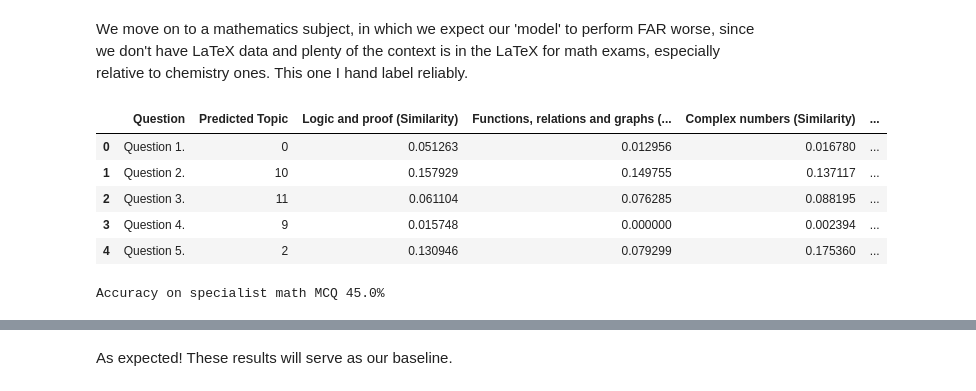
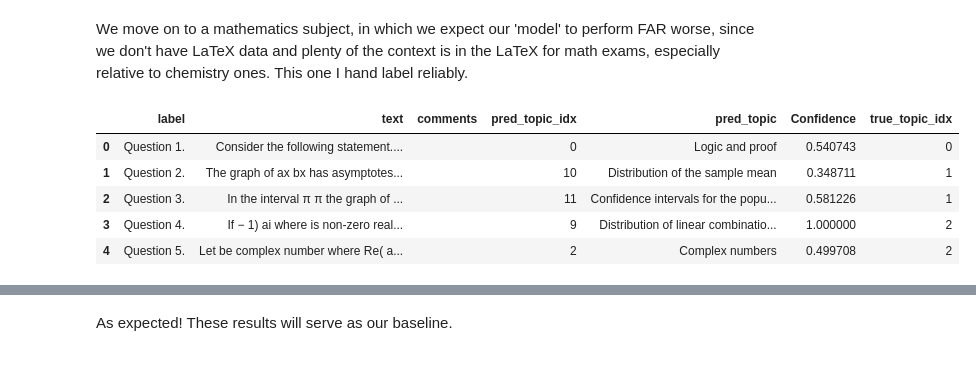
Before and after one commit to ykip10/Qlassifier, a Jupyter notebook: src/Qlassifier/baseline.ipynb, the cells around one changed output, grey strips where cells are left out. Cells and saved outputs as stored; diff of their text form; code cells hidden in the pictures.

```diff
--- a/src/Qlassifier/baseline.ipynb
+++ b/src/Qlassifier/baseline.ipynb
@@ -13,11 +13,13 @@ subjects = ["chemistry", "specialist_mathematics"]
 exams = ["2023", "2023_2"]
 
 dfs = []
+cos_lst = []
 for subject, exam in zip(subjects, exams):
     subject_path = DATA_DIR / subject
     exam_path = subject_path / "past_exams" / f"{exam}.pdf"
-    df = run_tf_idf(exam_path)
+    df, cos = run_tf_idf(exam_path)
     dfs.append(df)
+    cos_lst.append(cos)
 # %% [markdown]
 ## Evaluation
 # %% [markdown]
@@ -51,24 +117,30 @@ But our goal isn't really to JUST assign a question to a topic; this is a flawed
 # %% [markdown]
 We move on to a mathematics subject, in which we expect our 'model' to perform FAR worse, since we don't have LaTeX data and plenty of the context is in the LaTeX for math exams, especially relative to chemistry ones. This one I hand label reliably.
 # %%
-ground_truth = [
+mcq_labels = [
     0, 1, 1, 2, 2, 4, 4, 4, 7, 3,
-    3, 5, 5, 6, 6, 8, 6, 7, 9, 11
+    3, 5, 5, 6, 6, 8, 6, 7, 9, 11,
+]
+
+ground_truth = mcq_labels + [
+    1, 3, 3, 3, 7, 8, 3, 3,            # Q1
+    2, 2, 2, 2, 2, 2, 2, 2,            # Q2
+    3, 3, 3, 3, 3, 3,                  # Q3
+    4, 4, 4, 4, 4, 4, 1, 4,            # Q4
+    6, 6, 7, 7, 7, 7,                  # Q5
+    11, 11, 11, 12, 12, 12, 12, 12, 10 # Q6
+
 ]
 
 math_df = dfs[1]
-mcq_math = math_df.loc[:19, :].copy()
-mcq_math["True Topic"] = ground_truth
-mcq_math.head(5)
+cos_math = cos_lst[1]
+math_df["true_topic_idx"] = ground_truth
+mcq_math = math_df.loc[:19]
+math_df.head(5)
 # %% [output]
-|  | Question | Predicted Topic | Logic and proof (Similarity) | Functions, relations and graphs (... | Complex numbers (Similarity) | ... |
-| 0 | Question 1. | 0 | 0.051263 | 0.012956 | 0.016780 | ... |
-| 1 | Question 2. | 10 | 0.157929 | 0.149755 | 0.137117 | ... |
-| 2 | Question 3. | 11 | 0.061104 | 0.076285 | 0.088195 | ... |
-| 3 | Question 4. | 9 | 0.015748 | 0.000000 | 0.002394 | ... |
-| 4 | Question 5. | 2 | 0.130946 | 0.079299 | 0.175360 | ... |
+|  | label | text | comments | pred_topic_idx | pred_topic | Confidence | true_topic_idx |
+| 0 | Question 1. | Consider the following statement.... |  | 0 | Logic and proof | 0.540743 | 0 |
+| 1 | Question 2. | The graph of ax bx has asymptotes... |  | 10 | Distribution of the sample mean | 0.348711 | 1 |
+| 2 | Question 3. | In the interval π π the graph of ... |  | 11 | Confidence intervals for the popu... | 0.581226 | 1 |
+| 3 | Question 4. | If − 1) ai where is non-zero real... |  | 9 | Distribution of linear combinatio... | 1.000000 | 2 |
+| 4 | Question 5. | Let be complex number where Re( a... |  | 2 | Complex numbers | 0.499708 | 2 |
-# %%
-accuracy = sum(mcq_math["Predicted Topic"] == mcq_math["True Topic"]) / mcq_math.shape[0]
-print(f"Accuracy on specialist math MCQ {100*accuracy:.1f}%")
-# %% [output]
-Accuracy on specialist math MCQ 45.0%
```
Also changed, not shown: parts of 13 cells of this notebook, 8 other files.
